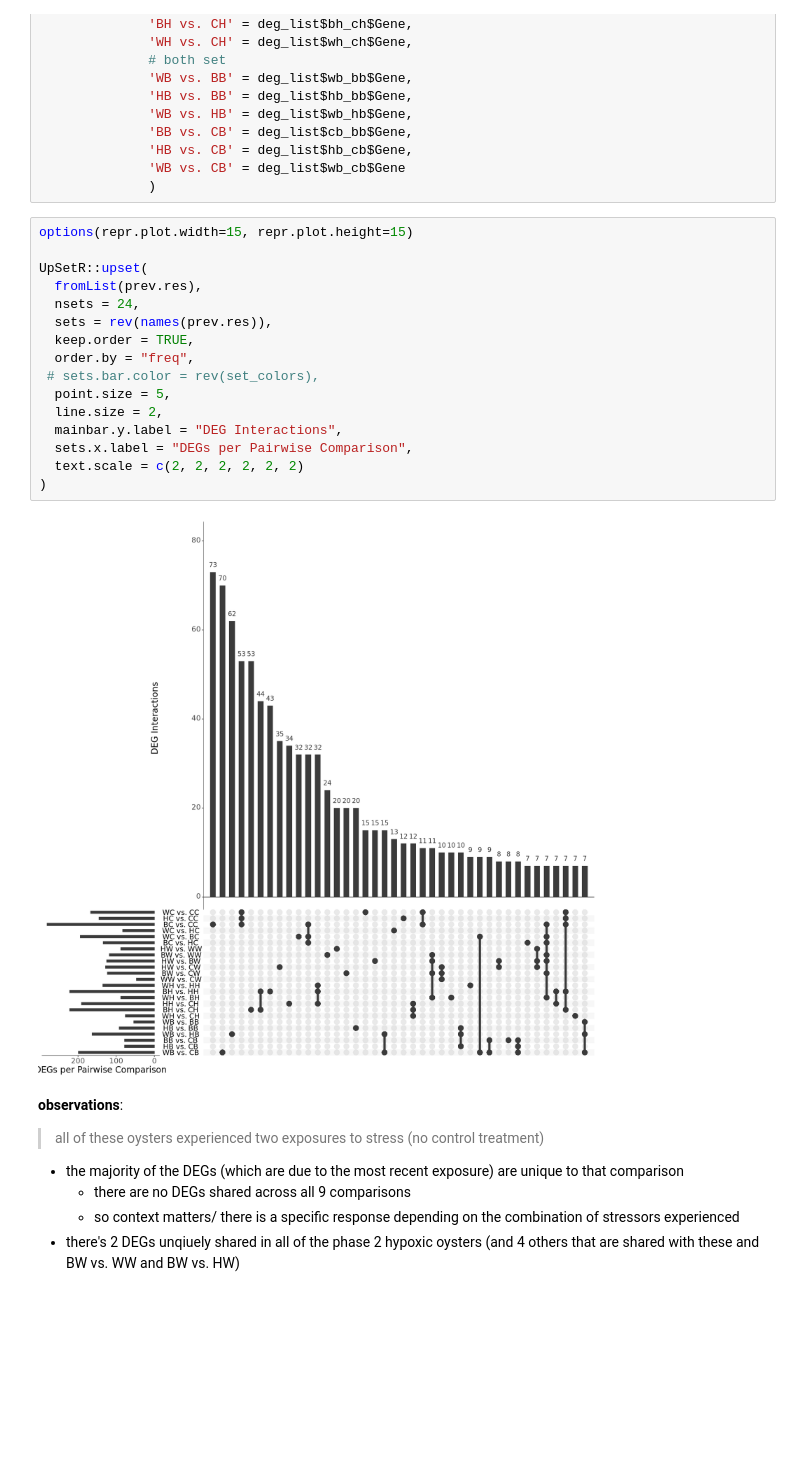
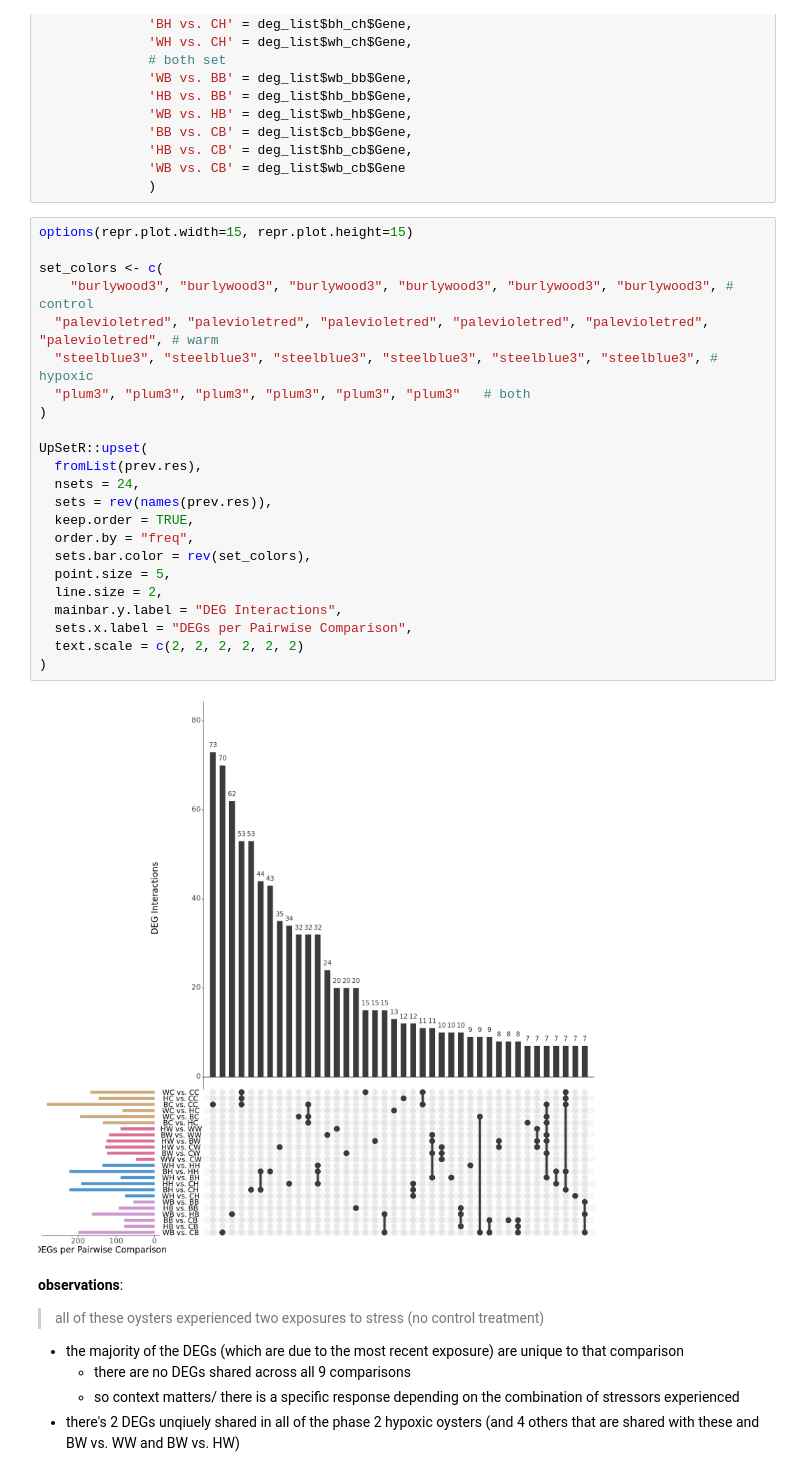
Before and after one commit to jgmcdonough/CE24_RNA-seq, a Jupyter notebook: analysis/diff_expression/phase2_v_phase2/upset_p2.v.p2.ipynb, the cells around one changed output. Cells and saved outputs as stored; diff of their text form; blank space fills up the shorter version.

```diff
--- a/analysis/diff_expression/phase2_v_phase2/upset_p2.v.p2.ipynb
+++ b/analysis/diff_expression/phase2_v_phase2/upset_p2.v.p2.ipynb
@@ -1354,22 +1364,29 @@ prev.res = list(
               )
 # %%
 options(repr.plot.width=15, repr.plot.height=15)
+
+set_colors <- c(
+    "burlywood3", "burlywood3", "burlywood3", "burlywood3", "burlywood3", "burlywood3", # control
+  "palevioletred", "palevioletred", "palevioletred", "palevioletred", "palevioletred", "palevioletred", # warm
+  "steelblue3", "steelblue3", "steelblue3", "steelblue3", "steelblue3", "steelblue3", # hypoxic
+  "plum3", "plum3", "plum3", "plum3", "plum3", "plum3"   # both
+)
 
 UpSetR::upset(
   fromList(prev.res),
   nsets = 24,
   sets = rev(names(prev.res)),
   keep.order = TRUE,
   order.by = "freq",
- # sets.bar.color = rev(set_colors),
+  sets.bar.color = rev(set_colors),
   point.size = 5,
   line.size = 2,
   mainbar.y.label = "DEG Interactions",
   sets.x.label = "DEGs per Pairwise Comparison",
   text.scale = c(2, 2, 2, 2, 2, 2)
 )
 # %% [output]
-[figure, old version]
+[figure, new version]
 # %% [markdown]
 **observations**:
 >all of these oysters experienced two exposures to stress (no control treatment)
```
Also changed, not shown: parts of 1 cell of this notebook.
